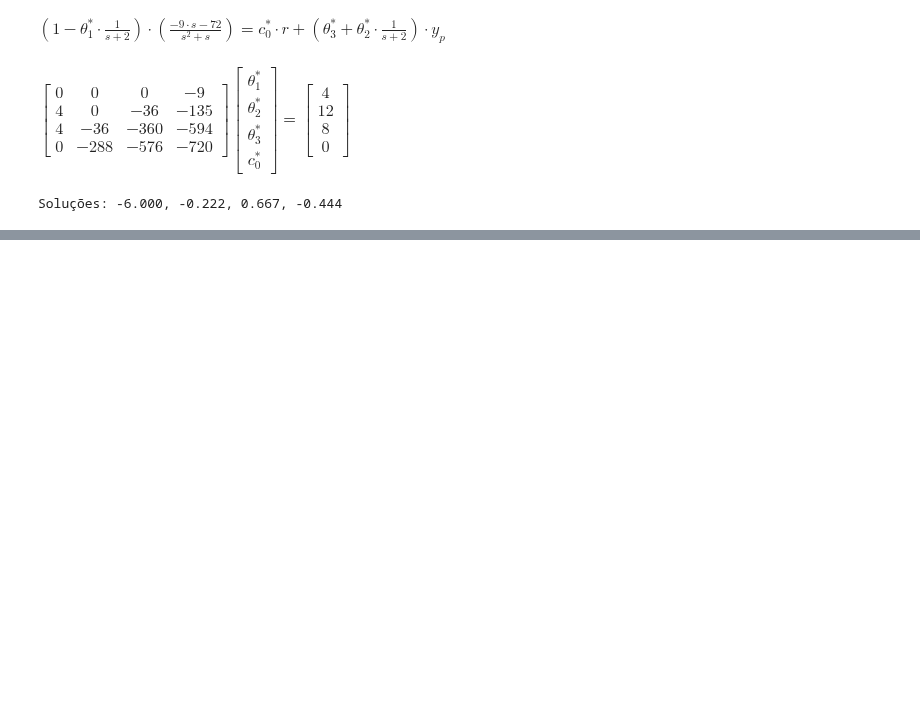
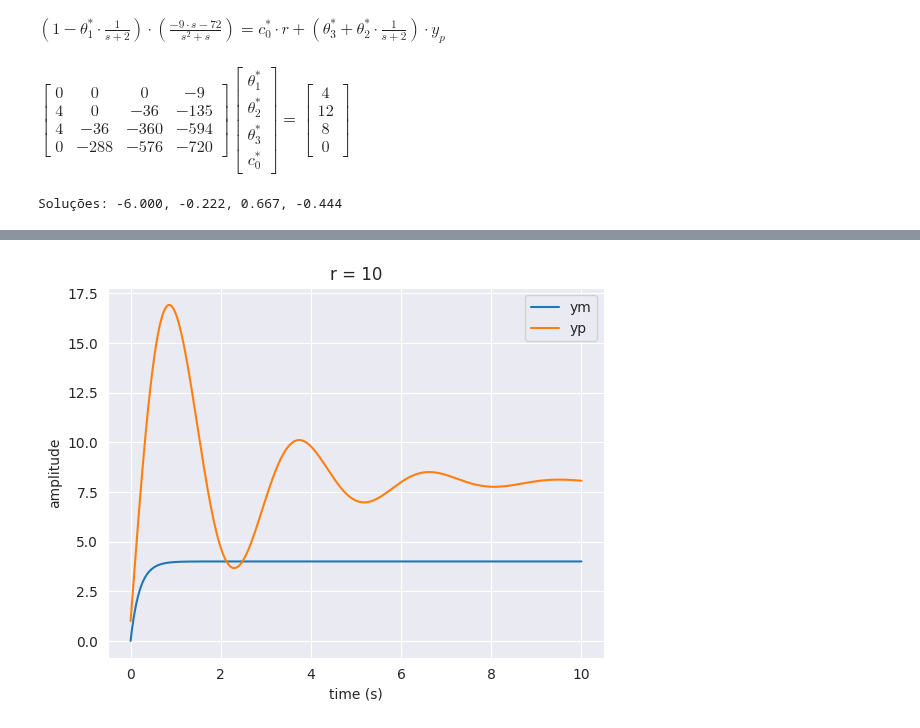
Before and after one commit to SKaiquelima/advanced-control, a Jupyter notebook: P2/p2_1.ipynb, the cells around one changed output, grey strips where cells are left out. Cells and saved outputs as stored; diff of their text form; code cells hidden in the pictures; blank space fills up the shorter version.

```diff
--- a/P2/p2_1.ipynb
+++ b/P2/p2_1.ipynb
@@ -174,0 +172,41 @@ plt.show()
+# %%
+# Parameters of the simulation
+T = 1e-4
+t = np.arange(0, 10, T)
+
+# Initial conditions
+w1 = np.zeros_like(t)
+w2 = np.zeros_like(t)
+ym = np.zeros_like(t)
+y1 = np.ones_like(t)
+y2 = np.ones_like(t)
+up = np.ones_like(t)
+
+# Reference input
+r = 10 * np.ones_like(t)
+# %%
+# Control loop
+for k in range(len(t) - 1):
+    # Reference model calculation
+    ym[k + 1] = T * (-5 * ym[k] + 4 * r[k]) + ym[k]
+
+    # Control signal calculation
+    w1[k + 1] = T * (-2 * w1[k] + up[k]) + w1[k]
+    w2[k + 1] = T * (-2 * w2[k] + y1[k]) + w2[k]
+    up[k + 1] = -6 * w1[k + 1] + (5 / 9) * w2[k + 1] - (4 / 9) * r[k + 1]
+
+    # Future state calculation
+    y1[k + 1] = T * y2[k] + y1[k]
+    y2[k + 1] = T * (-1* y2[k] - 72 * up[k]) - 9 * (up[k + 1] - up[k]) + y2[k]
+# %%
+# Plotting the responses
+plt.figure()
+plt.plot(t, ym, label='ym')
+plt.plot(t, y1, label='yp')
+plt.xlabel('time (s)')
+plt.ylabel('amplitude')
+plt.title('r = 10')
+plt.legend()
+plt.show()
+# %% [output]
+[figure, added]
```
Also changed, not shown: parts of 9 cells of this notebook, 1 other file.
